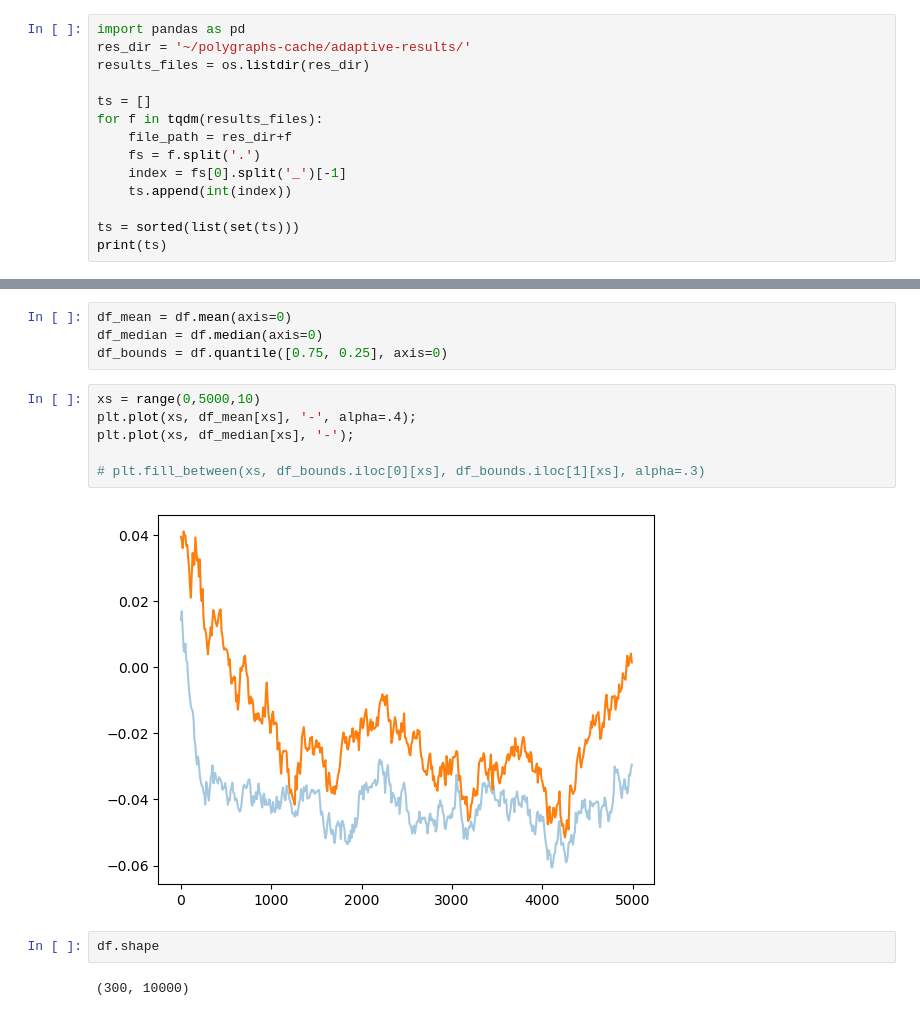
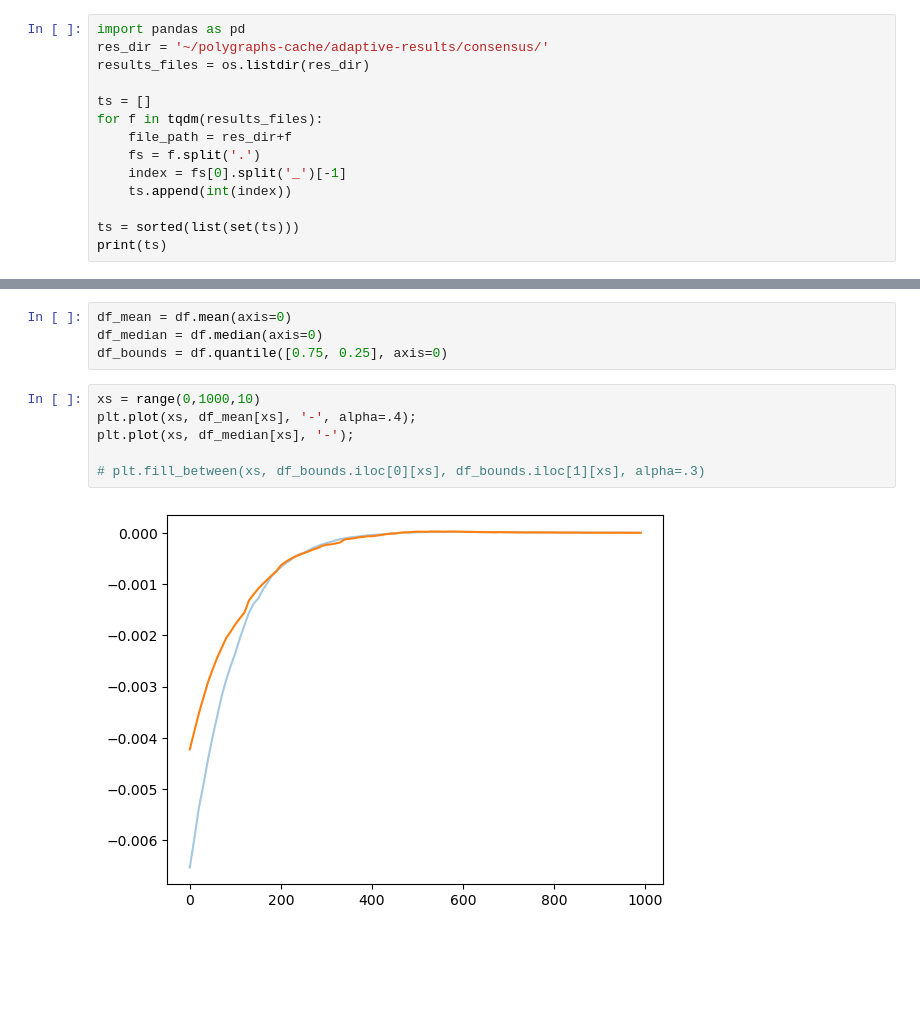
Before and after one commit to Mar1aFede/polygraphs_updated, a Jupyter notebook: examples/adaptive-homophily.ipynb, the cells around one changed output, grey strips where cells are left out. Saved outputs shown, nothing was run; the diff lists cells and outputs as text; blank space fills up the shorter version.

```diff
--- a/examples/adaptive-homophily.ipynb
+++ b/examples/adaptive-homophily.ipynb
@@ -119,7 +119,7 @@ average/std opinion -0.036725406 -0.00789554 -0.12588175758719444 0.098391758278
 # Post-processing results
 # %%
 import pandas as pd
-res_dir = '~/polygraphs-cache/adaptive-results/'
+res_dir = '~/polygraphs-cache/adaptive-results/consensus/'
 results_files = os.listdir(res_dir)
 
 ts = []
@@ -179,15 +179,11 @@ df_mean = df.mean(axis=0)
 df_median = df.median(axis=0)
 df_bounds = df.quantile([0.75, 0.25], axis=0)
 # %%
-xs = range(0,5000,10)
+xs = range(0,1000,10)
 plt.plot(xs, df_mean[xs], '-', alpha=.4);
 plt.plot(xs, df_median[xs], '-');
 
 # plt.fill_between(xs, df_bounds.iloc[0][xs], df_bounds.iloc[1][xs], alpha=.3)
 # %% [output]
-[figure, old version]
+[figure, new version]
-# %%
-df.shape
-# %% [output]
-(300, 10000)
 # %%
```
Also changed, not shown: parts of 8 cells of this notebook, 2 other files.
